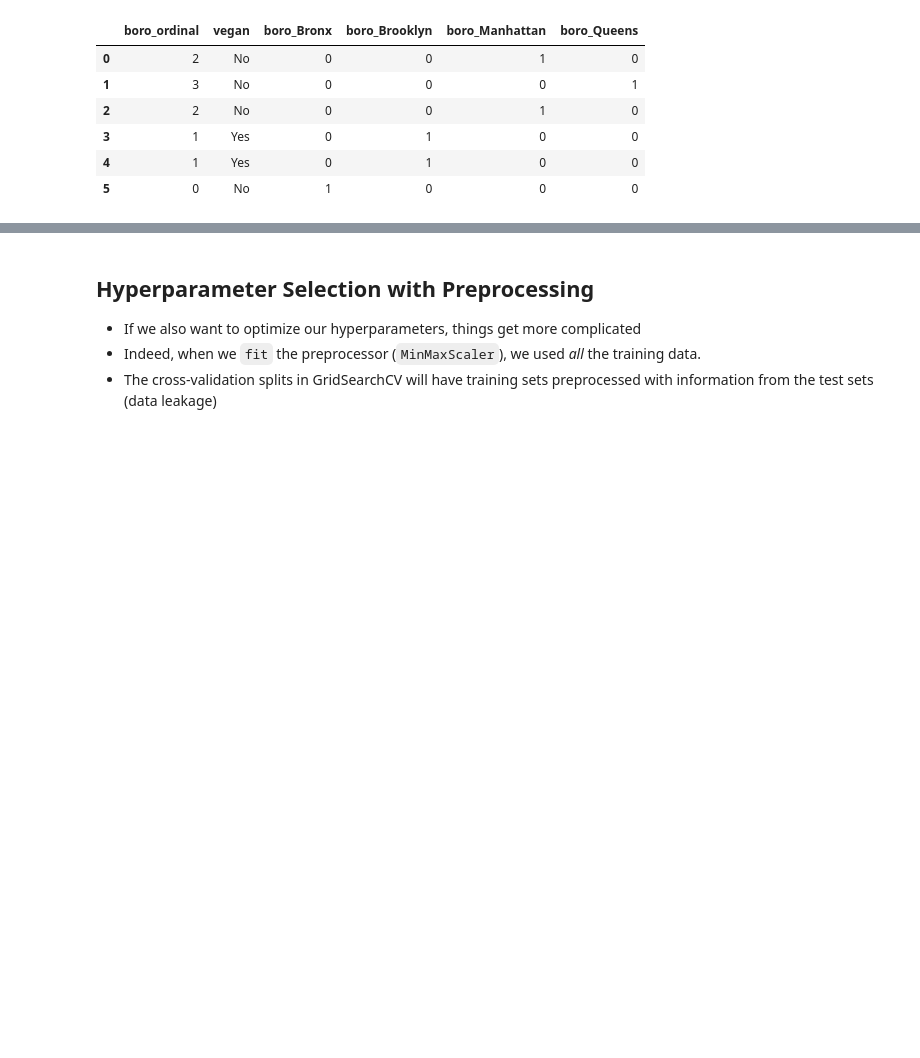
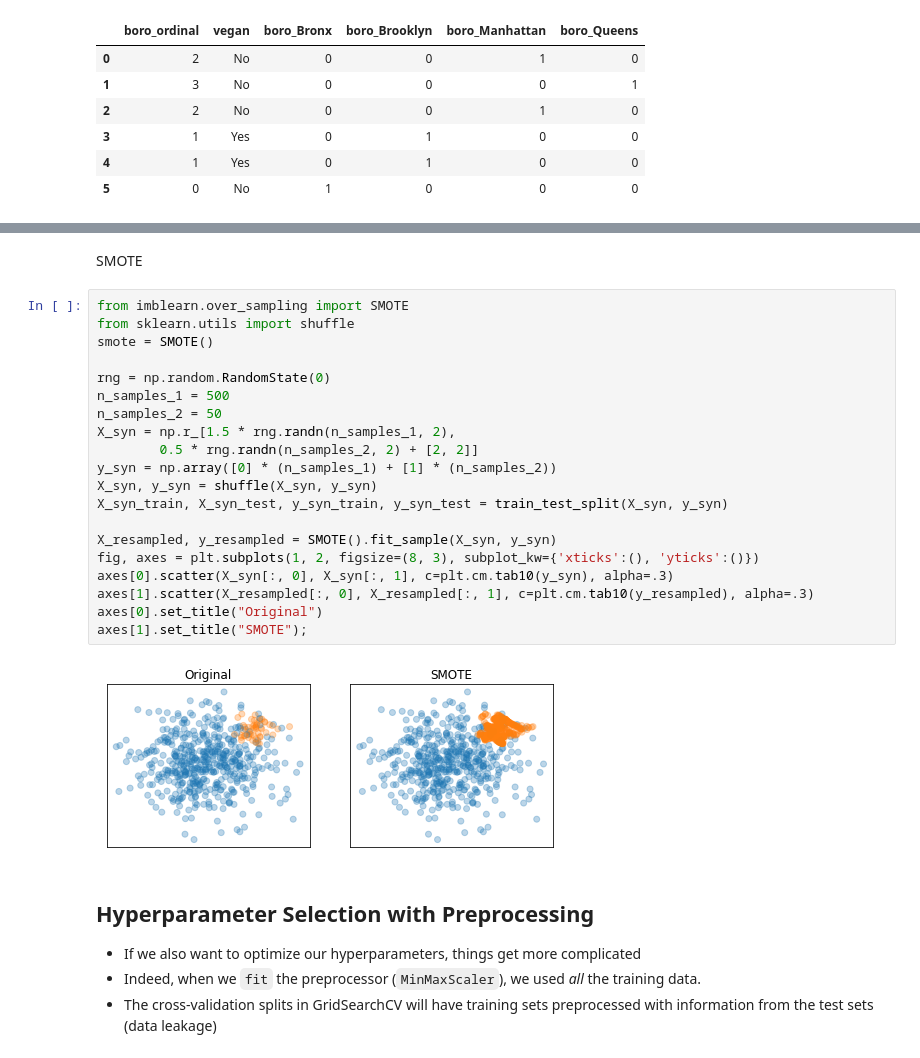
Before and after one commit to ML-course/engineer, a Jupyter notebook: notebooks/04 - Feature Engineering.ipynb, the cells around one changed output, grey strips where cells are left out. Cells and saved outputs as stored; diff of their text form; blank space fills up the shorter version.

```diff
--- a/notebooks/04 - Feature Engineering.ipynb
+++ b/notebooks/04 - Feature Engineering.ipynb
@@ -993,3 +1097,27 @@ pd_te
+# %% [markdown]
+SMOTE
+# %%
+from imblearn.over_sampling import SMOTE
+from sklearn.utils import shuffle
+smote = SMOTE()
+
+rng = np.random.RandomState(0)
+n_samples_1 = 500
+n_samples_2 = 50
+X_syn = np.r_[1.5 * rng.randn(n_samples_1, 2),
+        0.5 * rng.randn(n_samples_2, 2) + [2, 2]]
+y_syn = np.array([0] * (n_samples_1) + [1] * (n_samples_2))
+X_syn, y_syn = shuffle(X_syn, y_syn)
+X_syn_train, X_syn_test, y_syn_train, y_syn_test = train_test_split(X_syn, y_syn)
+
+X_resampled, y_resampled = SMOTE().fit_sample(X_syn, y_syn)
+fig, axes = plt.subplots(1, 2, figsize=(8, 3), subplot_kw={'xticks':(), 'yticks':()})
+axes[0].scatter(X_syn[:, 0], X_syn[:, 1], c=plt.cm.tab10(y_syn), alpha=.3)
+axes[1].scatter(X_resampled[:, 0], X_resampled[:, 1], c=plt.cm.tab10(y_resampled), alpha=.3)
+axes[0].set_title("Original")
+axes[1].set_title("SMOTE");
+# %% [output]
+[figure, added]
 # %% [markdown]
 ## Hyperparameter Selection with Preprocessing
 * If we also want to optimize our hyperparameters, things get more complicated
```
Also changed, not shown: parts of 13 cells of this notebook, 4 other files.
